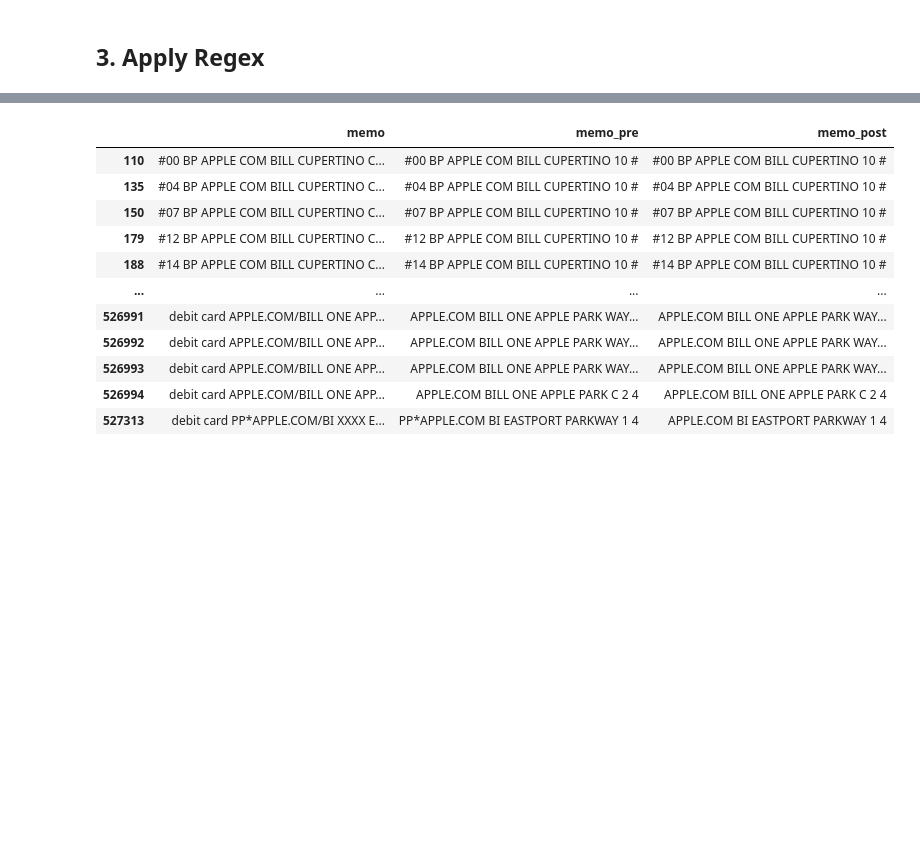
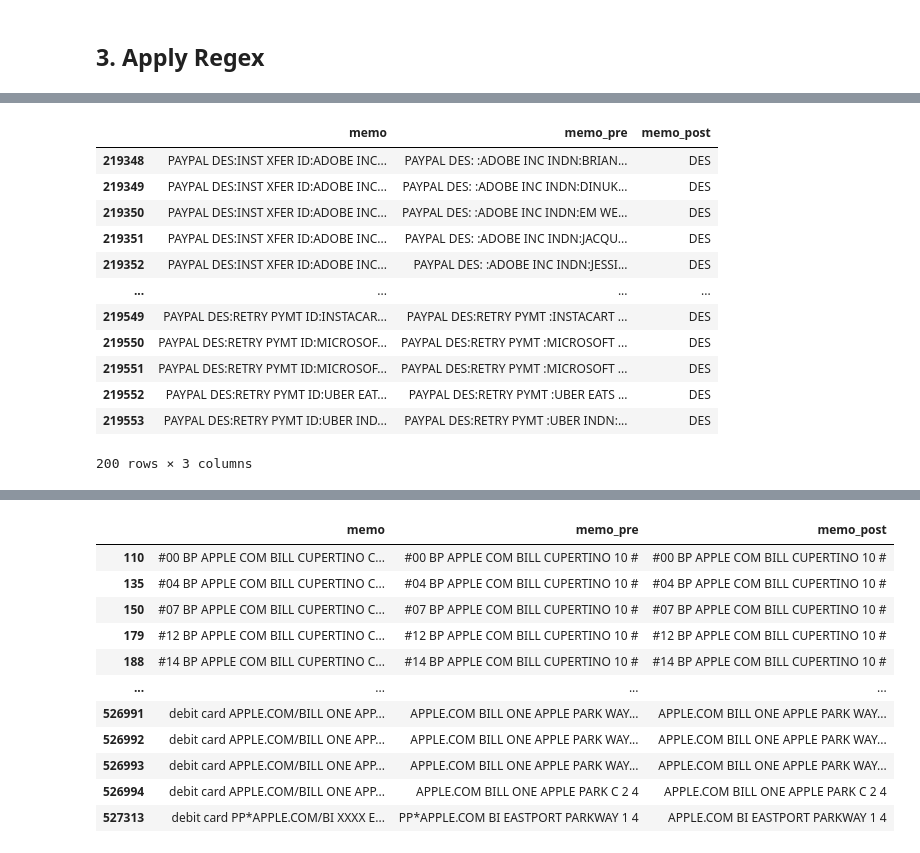
Before and after one commit to kylechoi101/DSC180A-Q1, a Jupyter notebook: Week 2/Haris_Saif.ipynb, the cells around one changed output, grey strips where cells are left out. Saved outputs shown, nothing was run; the diff lists cells and outputs as text; code cells hidden in the pictures; blank space fills up the shorter version.

```diff
--- a/Week 2/Haris_Saif.ipynb
+++ b/Week 2/Haris_Saif.ipynb
@@ -363,4 +332,20 @@ BADDIEVILLE
 ZPIZZA
+# %%
+df[df['memo_post'] == 'DES']#.iloc[0]['memo']
+# %% [output]
+|  | memo | memo_pre | memo_post |
+| 219348 | PAYPAL DES:INST XFER ID:ADOBE INC... | PAYPAL DES: :ADOBE INC INDN:BRIAN... | DES |
+| 219349 | PAYPAL DES:INST XFER ID:ADOBE INC... | PAYPAL DES: :ADOBE INC INDN:DINUK... | DES |
+| 219350 | PAYPAL DES:INST XFER ID:ADOBE INC... | PAYPAL DES: :ADOBE INC INDN:EM WE... | DES |
+| 219351 | PAYPAL DES:INST XFER ID:ADOBE INC... | PAYPAL DES: :ADOBE INC INDN:JACQU... | DES |
+| 219352 | PAYPAL DES:INST XFER ID:ADOBE INC... | PAYPAL DES: :ADOBE INC INDN:JESSI... | DES |
+| ... | ... | ... | ... |
+| 219549 | PAYPAL DES:RETRY PYMT ID:INSTACAR... | PAYPAL DES:RETRY PYMT :INSTACART ... | DES |
+| 219550 | PAYPAL DES:RETRY PYMT ID:MICROSOF... | PAYPAL DES:RETRY PYMT :MICROSOFT ... | DES |
+| 219551 | PAYPAL DES:RETRY PYMT ID:MICROSOF... | PAYPAL DES:RETRY PYMT :MICROSOFT ... | DES |
+| 219552 | PAYPAL DES:RETRY PYMT ID:UBER EAT... | PAYPAL DES:RETRY PYMT :UBER EATS ... | DES |
+| 219553 | PAYPAL DES:RETRY PYMT ID:UBER IND... | PAYPAL DES:RETRY PYMT :UBER INDN:... | DES |
+200 rows × 3 columns
 # %%
 df[(df['memo_post'].str.contains('COM')) | (df['memo_post'].str.contains('WWW')) | (df['memo_post'].str.contains('HTTP'))].sample(30)['memo_post']#.iloc[0]['memo']
 # %% [output]
```
Also changed, not shown: parts of 16 cells of this notebook.
